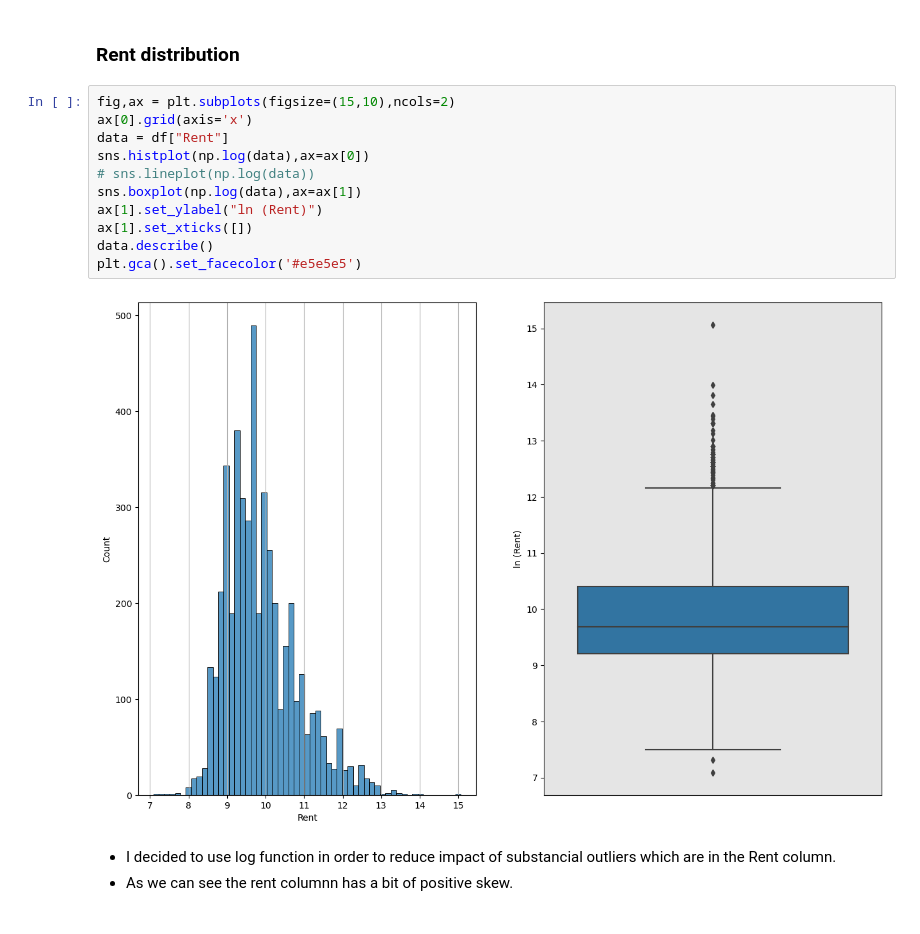
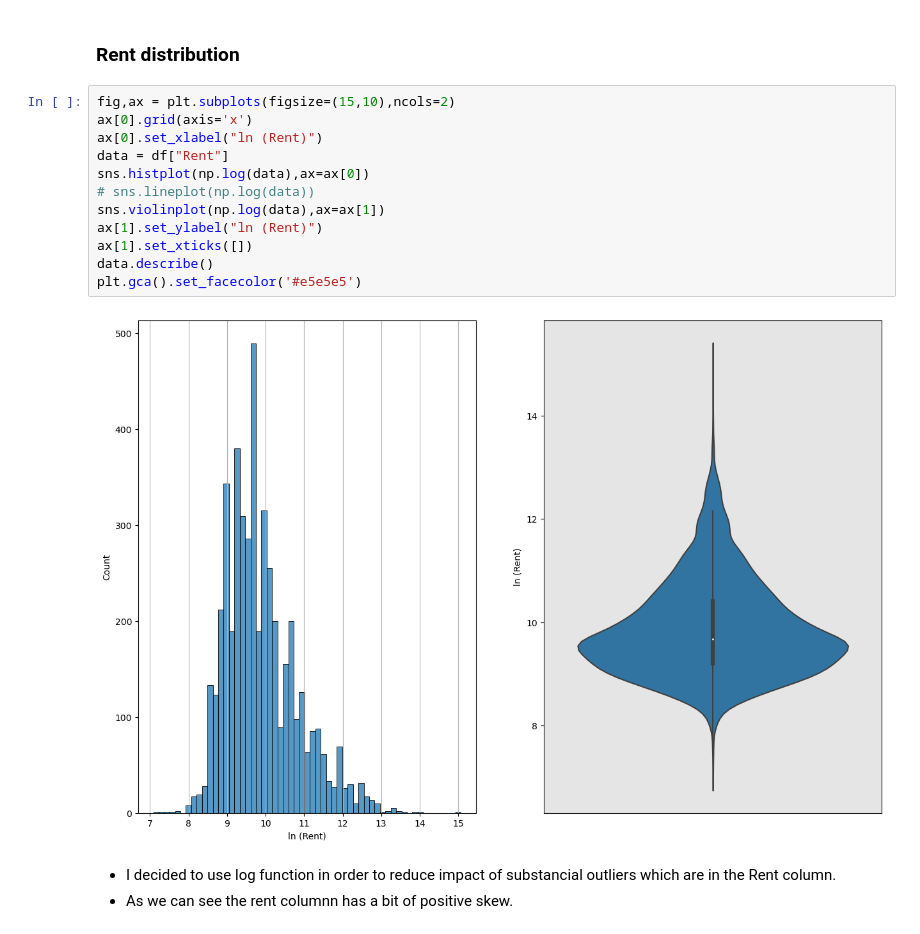
Before and after one commit to veektorf1/rent_prediction, a Jupyter notebook: Rent prediction.ipynb, the cells around one changed output. Cells and saved outputs as stored; diff of their text form.

```diff
--- a/Rent prediction.ipynb
+++ b/Rent prediction.ipynb
@@ -167,16 +176,17 @@ array(['May', 'July', 'April', 'June'], dtype=object)
 # %%
 fig,ax = plt.subplots(figsize=(15,10),ncols=2)
 ax[0].grid(axis='x')
+ax[0].set_xlabel("ln (Rent)")
 data = df["Rent"]
 sns.histplot(np.log(data),ax=ax[0])
 # sns.lineplot(np.log(data))
-sns.boxplot(np.log(data),ax=ax[1])
+sns.violinplot(np.log(data),ax=ax[1])
 ax[1].set_ylabel("ln (Rent)")
 ax[1].set_xticks([])
 data.describe()
 plt.gca().set_facecolor('#e5e5e5')
 # %% [output]
-[figure, old version]
+[figure, new version]
 # %% [markdown]
 * I decided to use log function in order to reduce impact of substancial outliers which are in the Rent column.
 * As we can see the rent columnn has a bit of positive skew.
```
Also changed, not shown: parts of 13 cells of this notebook.
